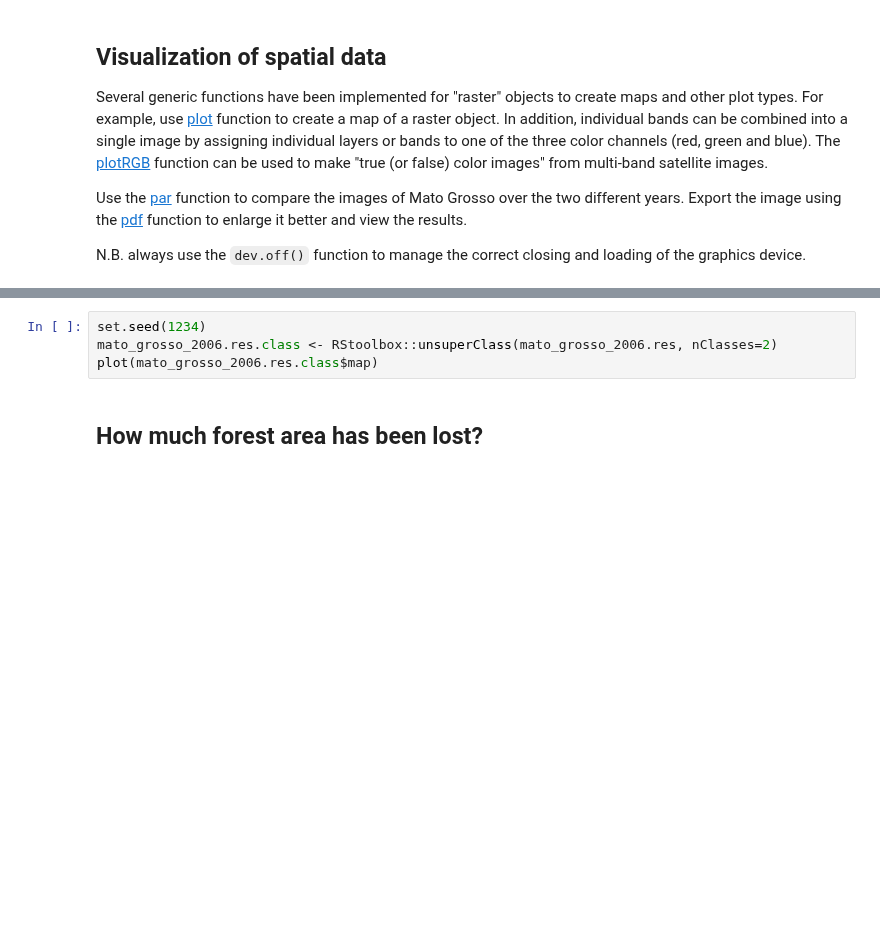
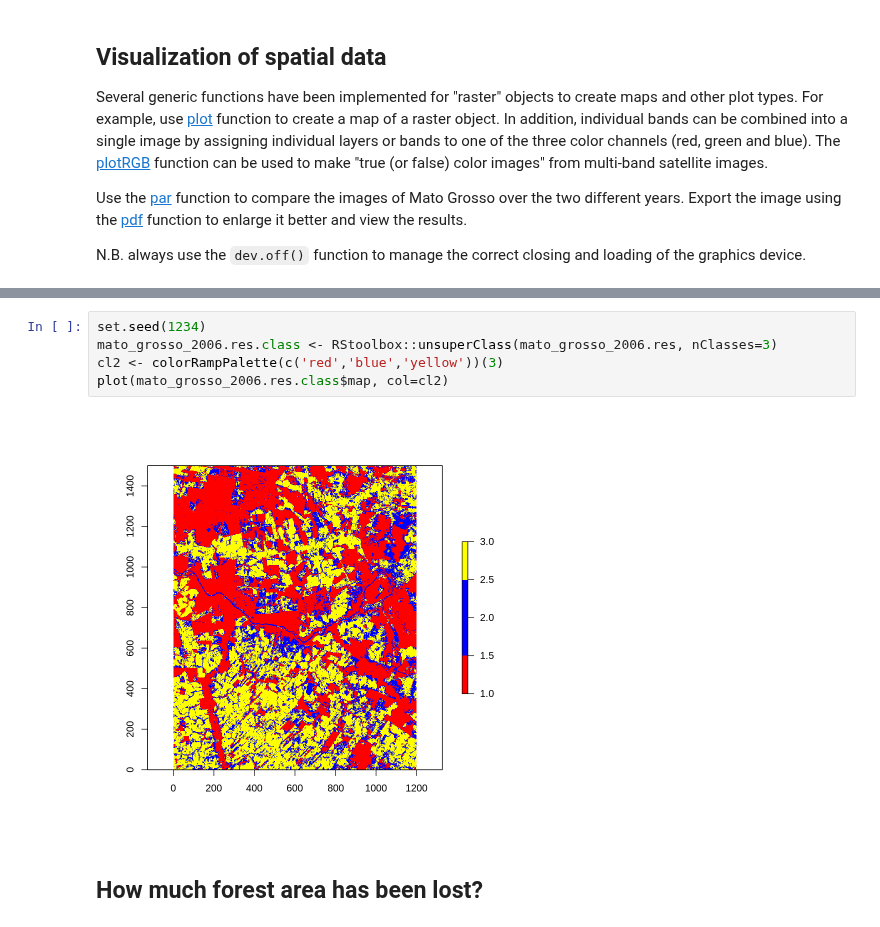
Before and after one commit to biagiominio/Remote_Sensing_2021, a Jupyter notebook: R_code_land_cover.ipynb, the cells around one changed output, grey strips where cells are left out. Saved outputs shown, nothing was run; the diff lists cells and outputs as text; blank space fills up the shorter version.

```diff
--- a/R_code_land_cover.ipynb
+++ b/R_code_land_cover.ipynb
@@ -181,7 +160,10 @@ plot(mato_grosso_1992.class$map)
 # %%
 set.seed(1234)
-mato_grosso_2006.res.class <- RStoolbox::unsuperClass(mato_grosso_2006.res, nClasses=2)
-plot(mato_grosso_2006.res.class$map)
+mato_grosso_2006.res.class <- RStoolbox::unsuperClass(mato_grosso_2006.res, nClasses=3)
+cl2 <- colorRampPalette(c('red','blue','yellow'))(3)
+plot(mato_grosso_2006.res.class$map, col=cl2)
+# %% [output]
+[figure, added]
 # %% [markdown]
 ## How much forest area has been lost?
 # %%
```
Also changed, not shown: parts of 10 cells of this notebook.
